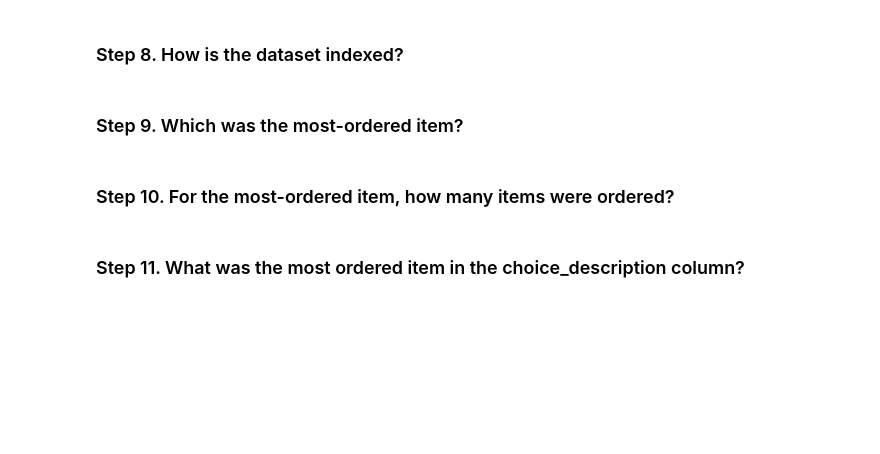
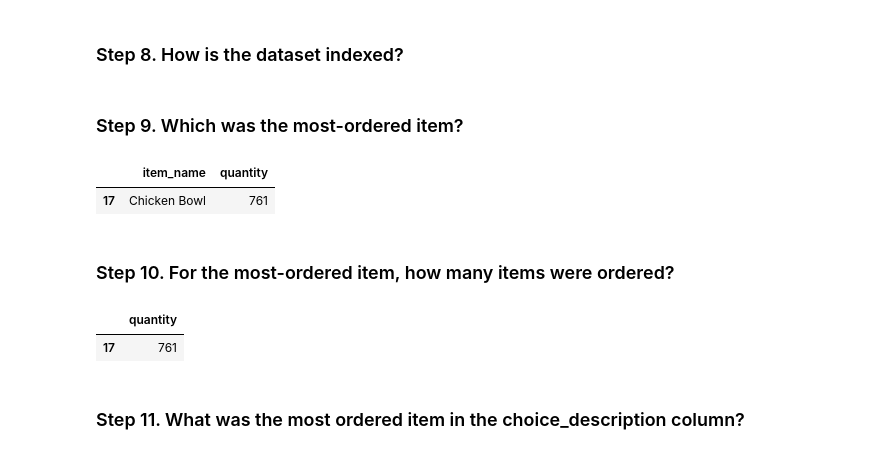
Before and after one commit to guipsamora/pandas_exercises, a Jupyter notebook: 01_Getting_&_Knowing_Your_Data/Chipotle/Exercises.ipynb, the cells around one changed output. Drawn from its saved outputs; the diff is of its cells as text; code cells hidden in the pictures; blank space fills up the shorter version.

```diff
--- a/01_Getting_&_Knowing_Your_Data/Chipotle/Exercises.ipynb
+++ b/01_Getting_&_Knowing_Your_Data/Chipotle/Exercises.ipynb
@@ -25,8 +81,23 @@ Special thanks to: https://github.com/justmarkham for sharing the dataset and ma
 ### Step 8. How is the dataset indexed?
 # %% [markdown]
 ### Step 9. Which was the most-ordered item?
+# %%
+item_name_group = chipo.groupby('item_name', as_index=False)
+sum_of_quantity = item_name_group['quantity'].sum()
+sort_descending = sum_of_quantity.sort_values(by='quantity', ascending=False)
+most_ordered_item = sort_descending[:1]
+
+most_ordered_item
+# %% [output]
+|  | item_name | quantity |
+| 17 | Chicken Bowl | 761 |
 # %% [markdown]
 ### Step 10. For the most-ordered item, how many items were ordered?
+# %%
+most_ordered_item[["quantity"]]
+# %% [output]
+|  | quantity |
+| 17 | 761 |
 # %% [markdown]
 ### Step 11. What was the most ordered item in the choice_description column?
 # %% [markdown]
```
Also changed, not shown: parts of 8 cells of this notebook.
